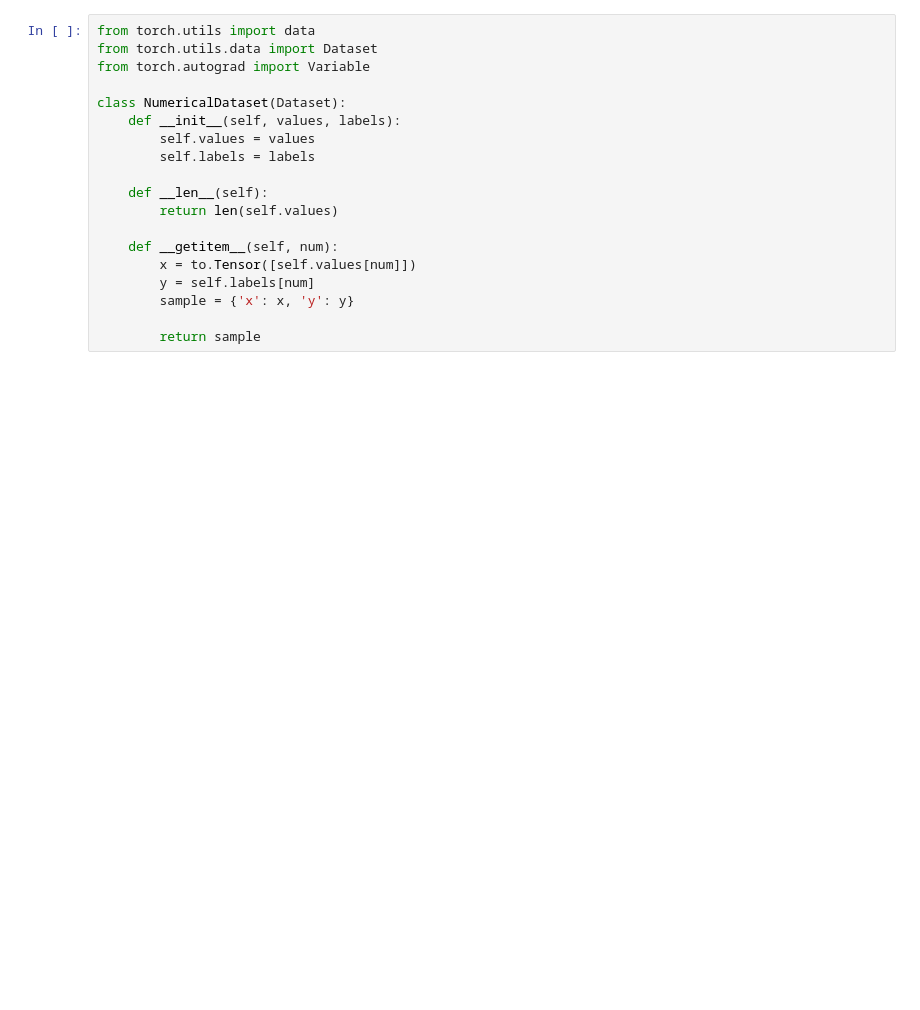
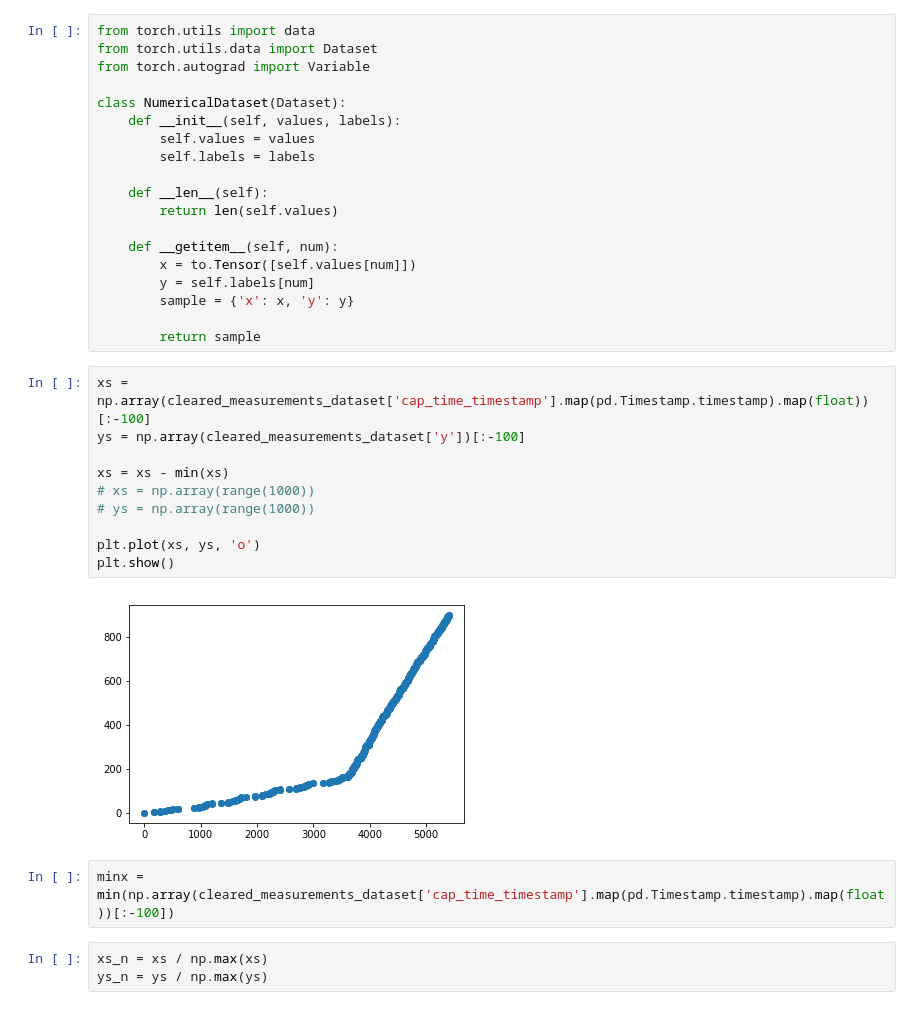
Before and after one commit to tilast/learned-indices-experiments, a Jupyter notebook: experiments/measurements-experiment.ipynb, the cells around one changed output. Saved outputs shown, nothing was run; the diff lists cells and outputs as text; blank space fills up the shorter version.

```diff
--- a/experiments/measurements-experiment.ipynb
+++ b/experiments/measurements-experiment.ipynb
@@ -58,3 +61,20 @@ class NumericalDataset(Dataset):
         sample = {'x': x, 'y': y}
 
         return sample
+# %%
+xs = np.array(cleared_measurements_dataset['cap_time_timestamp'].map(pd.Timestamp.timestamp).map(float))[:-100]
+ys = np.array(cleared_measurements_dataset['y'])[:-100]
+
+xs = xs - min(xs)
+# xs = np.array(range(1000))
+# ys = np.array(range(1000))
+
+plt.plot(xs, ys, 'o')
+plt.show()
+# %% [output]
+[figure, added]
+# %%
+minx = min(np.array(cleared_measurements_dataset['cap_time_timestamp'].map(pd.Timestamp.timestamp).map(float))[:-100])
+# %%
+xs_n = xs / np.max(xs)
+ys_n = ys / np.max(ys)
```
Also changed, not shown: parts of 21 cells of this notebook, 1 other file.
